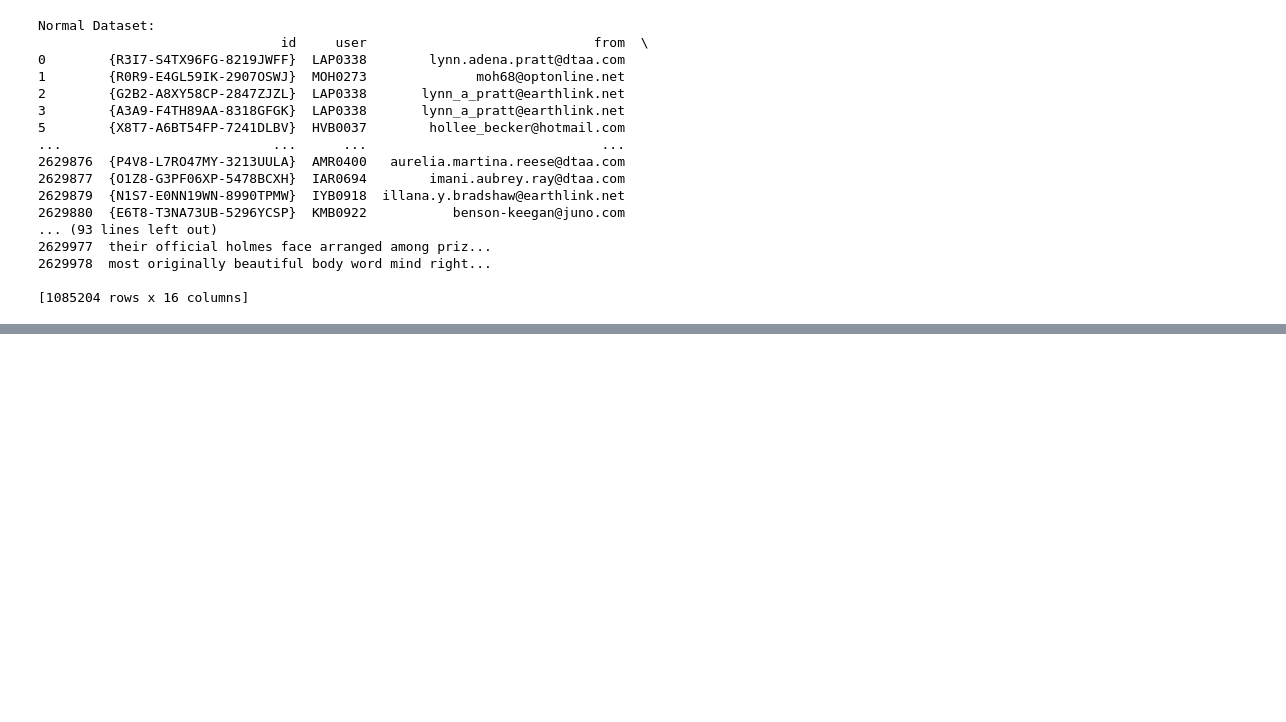
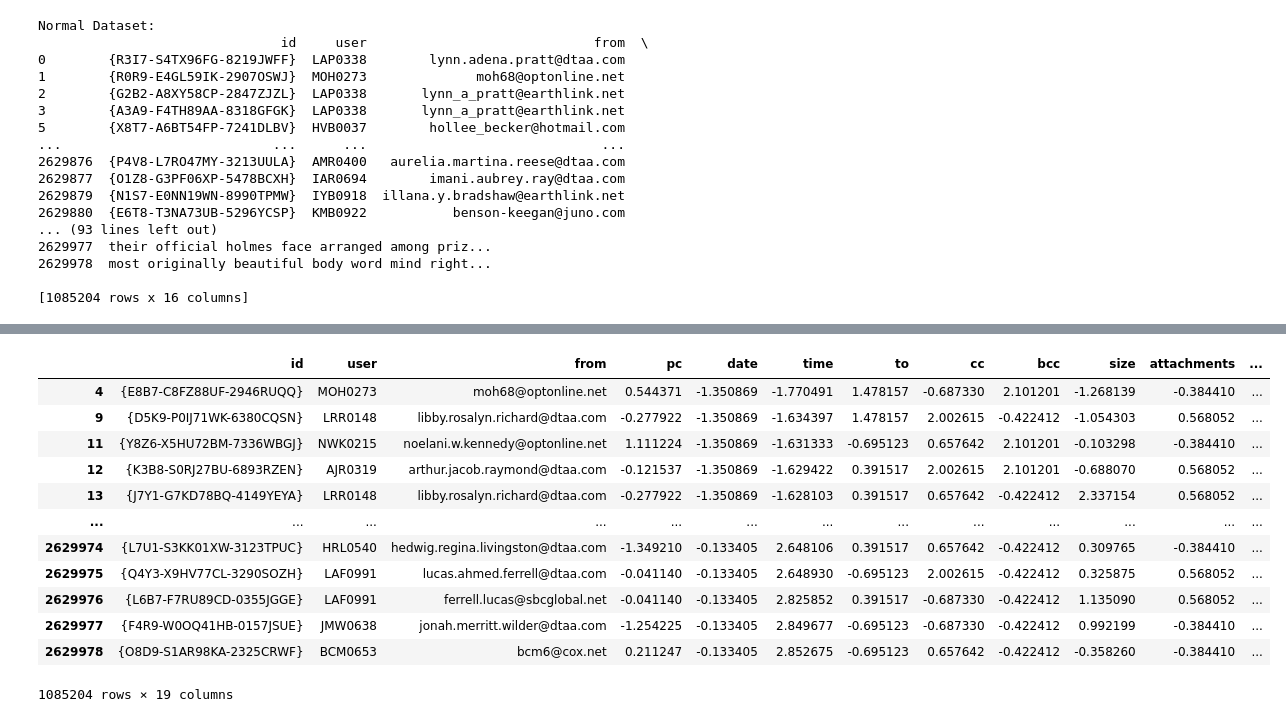
Before and after one commit to blxckbvrbi3/threat-detection-article, a Jupyter notebook: threat-detection-model.ipynb, the cells around one changed output, grey strips where cells are left out. Cells and saved outputs as stored; diff of their text form; code cells hidden in the pictures; blank space fills up the shorter version.

```diff
--- a/threat-detection-model.ipynb
+++ b/threat-detection-model.ipynb
@@ -323,0 +365,16 @@ df_no_anomalies
+# %%
+anomalies
+# %% [output]
+|  | id | user | from | pc | date | time | to | cc | bcc | size | attachments | ... |
+| 4 | {E8B7-C8FZ88UF-2946RUQQ} | MOH0273 | moh68@optonline.net | 0.544371 | -1.350869 | -1.770491 | 1.478157 | -0.687330 | 2.101201 | -1.268139 | -0.384410 | ... |
+| 9 | {D5K9-P0IJ71WK-6380CQSN} | LRR0148 | libby.rosalyn.richard@dtaa.com | -0.277922 | -1.350869 | -1.634397 | 1.478157 | 2.002615 | -0.422412 | -1.054303 | 0.568052 | ... |
+| 11 | {Y8Z6-X5HU72BM-7336WBGJ} | NWK0215 | noelani.w.kennedy@optonline.net | 1.111224 | -1.350869 | -1.631333 | -0.695123 | 0.657642 | 2.101201 | -0.103298 | -0.384410 | ... |
+| 12 | {K3B8-S0RJ27BU-6893RZEN} | AJR0319 | arthur.jacob.raymond@dtaa.com | -0.121537 | -1.350869 | -1.629422 | 0.391517 | 2.002615 | 2.101201 | -0.688070 | 0.568052 | ... |
+| 13 | {J7Y1-G7KD78BQ-4149YEYA} | LRR0148 | libby.rosalyn.richard@dtaa.com | -0.277922 | -1.350869 | -1.628103 | 0.391517 | 0.657642 | -0.422412 | 2.337154 | 0.568052 | ... |
+| ... | ... | ... | ... | ... | ... | ... | ... | ... | ... | ... | ... | ... |
+| 2629974 | {L7U1-S3KK01XW-3123TPUC} | HRL0540 | hedwig.regina.livingston@dtaa.com | -1.349210 | -0.133405 | 2.648106 | 0.391517 | 0.657642 | -0.422412 | 0.309765 | -0.384410 | ... |
+| 2629975 | {Q4Y3-X9HV77CL-3290SOZH} | LAF0991 | lucas.ahmed.ferrell@dtaa.com | -0.041140 | -0.133405 | 2.648930 | -0.695123 | 2.002615 | -0.422412 | 0.325875 | 0.568052 | ... |
+| 2629976 | {L6B7-F7RU89CD-0355JGGE} | LAF0991 | ferrell.lucas@sbcglobal.net | -0.041140 | -0.133405 | 2.825852 | 0.391517 | -0.687330 | -0.422412 | 1.135090 | 0.568052 | ... |
+| 2629977 | {F4R9-W0OQ41HB-0157JSUE} | JMW0638 | jonah.merritt.wilder@dtaa.com | -1.254225 | -0.133405 | 2.849677 | -0.695123 | -0.687330 | -0.422412 | 0.992199 | -0.384410 | ... |
+| 2629978 | {O8D9-S1AR98KA-2325CRWF} | BCM0653 | bcm6@cox.net | 0.211247 | -0.133405 | 2.852675 | -0.695123 | 0.657642 | -0.422412 | -0.358260 | -0.384410 | ... |
+1085204 rows × 19 columns
```
Also changed, not shown: parts of 5 cells of this notebook.
